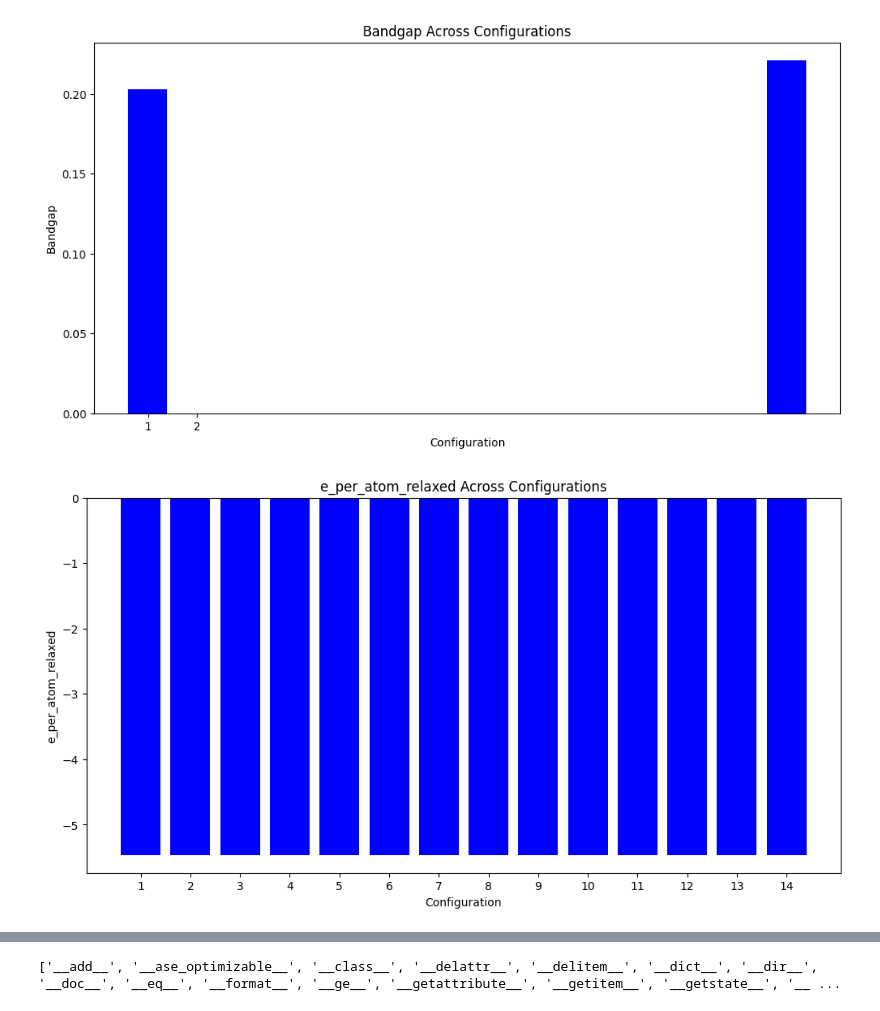
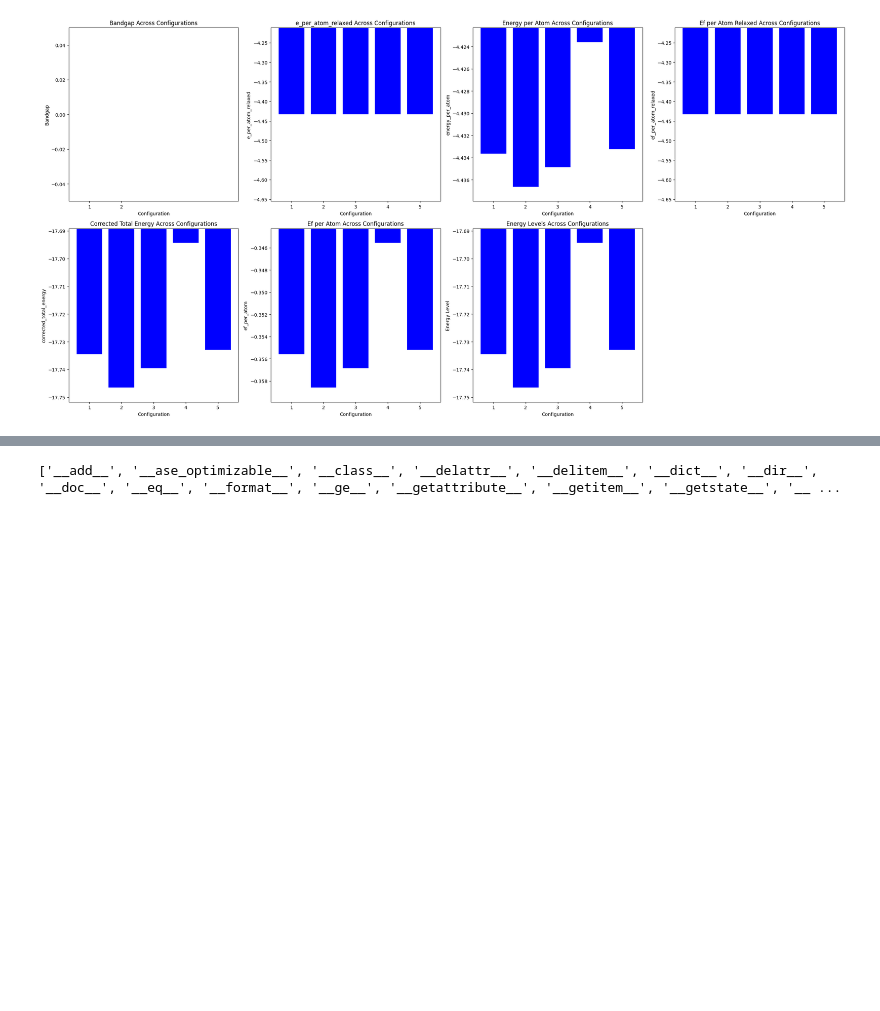
Before and after one commit to curtischong/joule, a Jupyter notebook: scripts/eddie_singlefile_visual.ipynb, the cells around one changed output, grey strips where cells are left out. Saved outputs shown, nothing was run; the diff lists cells and outputs as text; code cells hidden in the pictures; blank space fills up the shorter version.

Commit message:
eddie eda + wip prepare alexandria dataset

```diff
--- a/scripts/eddie_singlefile_visual.ipynb
+++ b/scripts/eddie_singlefile_visual.ipynb
@@ -5,7 +5,7 @@ import numpy as np
 def extract_lattice_vectors(atoms):
     return atoms.cell.array
 
-file_path = '../datasets/mp-757666.extxyz'
+file_path = '../datasets/mp-1185770.extxyz'
 
 # Read the file mp-1200374.extxyz
 atoms_list = ase.io.read(file_path, index=':')
@@ -171,40 +62,69 @@ ef_per_atom values: {'Configuration': [1, 2, 3, 4, 5, 6], 'ef_per_atom': [-2.582
 # %%
 import matplotlib.pyplot as plt
 import pandas as pd
 
 # Extracting data for each property
 bandgaps = [atoms.info.get('bandgap', None) for atoms in atoms_list]
 e_per_atom_relaxed = [atoms.info.get('e_per_atom_relaxed', None) for atoms in atoms_list]
 energy_per_atom = [atoms.info.get('energy_per_atom', None) for atoms in atoms_list]
 ef_per_atom_relaxed = [atoms.info.get('ef_per_atom_relaxed', None) for atoms in atoms_list]
 corrected_total_energy = [atoms.info.get('corrected_total_energy', None) for atoms in atoms_list]
 ef_per_atom = [atoms.info.get('ef_per_atom', None) for atoms in atoms_list]
 
+# Extracting energy levels from each configuration
+energy_levels = [atoms.get_potential_energy() for atoms in atoms_list]
+
 # Creating DataFrames for each property
 df_bandgap = pd.DataFrame({'Configuration': range(1, len(bandgaps) + 1), 'Bandgap': bandgaps}).dropna()
 df_e_per_atom_relaxed = pd.DataFrame({'Configuration': range(1, len(e_per_atom_relaxed) + 1), 'e_per_atom_relaxed': e_per_atom_relaxed}).dropna()
 df_energy_per_atom = pd.DataFrame({'Configuration': range(1, len(energy_per_atom) + 1), 'energy_per_atom': energy_per_atom}).dropna()
 df_ef_per_atom_relaxed = pd.DataFrame({'Configuration': range(1, len(ef_per_atom_relaxed) + 1), 'ef_per_atom_relaxed': ef_per_atom_relaxed}).dropna()
 df_corrected_total_energy = pd.DataFrame({'Configuration': range(1, len(corrected_total_energy) + 1), 'corrected_total_energy': corrected_total_energy}).dropna()
 df_ef_per_atom = pd.DataFrame({'Configuration': range(1, len(ef_per_atom) + 1), 'ef_per_atom': ef_per_atom}).dropna()
 
-# Function to create bar chart
-def plot_bar_chart(df, y_label, title):
-    plt.figure(figsize=(12, 6))
-    plt.bar(df['Configuration'], df.iloc[:, 1], color='blue')
-    plt.xlabel('Configuration')
-    plt.ylabel(y_label)
-    plt.title(title)
-    plt.xticks(range(1, len(df) + 1))
-    plt.show()
+# Function to create bar chart in a subplot
+def plot_bar_chart(ax, df, y_label, title):
+    ax.bar(df['Configuration'], df.iloc[:, 1], color='blue')
+    ax.set_xlabel('Configuration')
+    ax.set_ylabel(y_label)
+    ax.set_title(title)
+    ax.set_xticks(range(1, len(df) + 1))
+
+    # Calculate y-axis limits with a small padding
+    ymin = df.iloc[:, 1].min()
+    ymax = df.iloc[:, 1].max()
+    padding = (ymax - ymin) * 0.1  # 10% padding
+    ax.set_ylim(ymin - padding, ymax + padding)
+
+# Determine the minimum and maximum energy levels for setting y-axis limits
+min_energy = min(energy_levels)
+max_energy = max(energy_levels)
+margin = (max_energy - min_energy) * 0.1  # Adding a 10% margin
+
+# Creating subplots
+fig, axes = plt.subplots(2, 4, figsize=(24, 12))
 
 # Plotting bar charts for each DataFrame
-plot_bar_chart(df_bandgap, 'Bandgap', 'Bandgap Across Configurations')
-plot_bar_chart(df_e_per_atom_relaxed, 'e_per_atom_relaxed', 'e_per_atom_relaxed Across Configurations')
-plot_bar_chart(df_energy_per_atom, 'energy_per_atom', 'Energy per Atom Across Configurations')
-plot_bar_chart(df_ef_per_atom_relaxed, 'ef_per_atom_relaxed', 'Ef per Atom Relaxed Across Configurations')
-plot_bar_chart(df_corrected_total_energy, 'corrected_total_energy', 'Corrected Total Energy Across Configurations')
-plot_bar_chart(df_ef_per_atom, 'ef_per_atom', 'Ef per Atom Across Configurations')
+plot_bar_chart(axes[0, 0], df_bandgap, 'Bandgap', 'Bandgap Across Configurations')
+plot_bar_chart(axes[0, 1], df_e_per_atom_relaxed, 'e_per_atom_relaxed', 'e_per_atom_relaxed Across Configurations')
+plot_bar_chart(axes[0, 2], df_energy_per_atom, 'energy_per_atom', 'Energy per Atom Across Configurations')
+plot_bar_chart(axes[0, 3], df_ef_per_atom_relaxed, 'ef_per_atom_relaxed', 'Ef per Atom Relaxed Across Configurations')
+plot_bar_chart(axes[1, 0], df_corrected_total_energy, 'corrected_total_energy', 'Corrected Total Energy Across Configurations')
+plot_bar_chart(axes[1, 1], df_ef_per_atom, 'ef_per_atom', 'Ef per Atom Across Configurations')
+
+# Plotting the energy levels as a bar graph with zoomed y-axis in the remaining subplot
+axes[1, 2].bar(range(1, len(energy_levels) + 1), energy_levels, color='blue')
+axes[1, 2].set_xlabel('Configuration')
+axes[1, 2].set_ylabel('Energy Level')
+axes[1, 2].set_title('Energy Levels Across Configurations')
+axes[1, 2].set_xticks(range(1, len(energy_levels) + 1))  # Ensure x-axis labels are config numbers 1-14
+axes[1, 2].set_ylim(min_energy - margin, max_energy + margin)  # Zooming in on y-axis
+
+# Hide the last empty subplot
+fig.delaxes(axes[1, 3])
+
+# Adjust layout
+plt.tight_layout()
+plt.show()
 # %% [output]
-[figure, old version]
+[figure, new version]
-[figure, removed]
```
Also changed, not shown: parts of 7 cells of this notebook, 6 other files.
